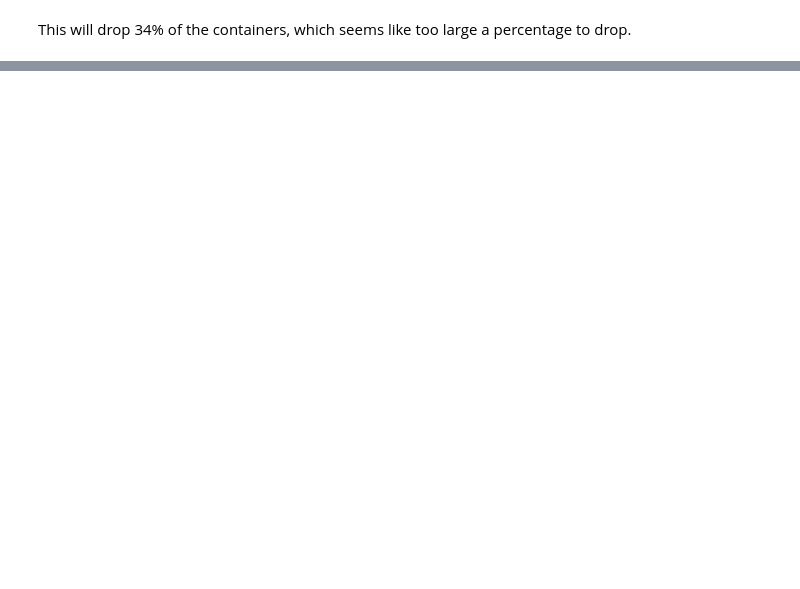
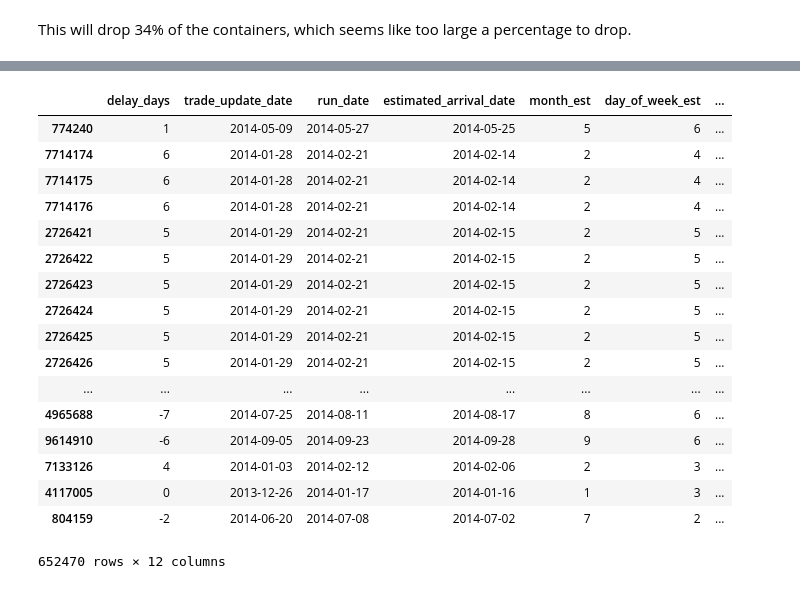
Before and after one commit to sms2015/Logistics, a Jupyter notebook: Bill of Lading - Data Understanding - Part 4.ipynb, the cells around one changed output, grey strips where cells are left out. Drawn from its saved outputs; the diff is of its cells as text; code cells hidden in the pictures; blank space fills up the shorter version.

```diff
--- a/Bill of Lading - Data Understanding - Part 4.ipynb
+++ b/Bill of Lading - Data Understanding - Part 4.ipynb
@@ -430,0 +472,26 @@ Data Integrity Issues:
+# %%
+df_features = df[['delay_days','trade_update_date', 'run_date', 'estimated_arrival_date','month_est',
+                  'day_of_week_est', 'record_status_indicator', 'consignee_name',
+                  'shipper_party_name', 'description_sequence_number', 'piece_count',
+                  'description_text']]
+# %%
+df_features
+# %% [output]
+|  | delay_days | trade_update_date | run_date | estimated_arrival_date | month_est | day_of_week_est | ... |
+| 774240 | 1 | 2014-05-09 | 2014-05-27 | 2014-05-25 | 5 | 6 | ... |
+| 7714174 | 6 | 2014-01-28 | 2014-02-21 | 2014-02-14 | 2 | 4 | ... |
+| 7714175 | 6 | 2014-01-28 | 2014-02-21 | 2014-02-14 | 2 | 4 | ... |
+| 7714176 | 6 | 2014-01-28 | 2014-02-21 | 2014-02-14 | 2 | 4 | ... |
+| 2726421 | 5 | 2014-01-29 | 2014-02-21 | 2014-02-15 | 2 | 5 | ... |
+| 2726422 | 5 | 2014-01-29 | 2014-02-21 | 2014-02-15 | 2 | 5 | ... |
+| 2726423 | 5 | 2014-01-29 | 2014-02-21 | 2014-02-15 | 2 | 5 | ... |
+| 2726424 | 5 | 2014-01-29 | 2014-02-21 | 2014-02-15 | 2 | 5 | ... |
+| 2726425 | 5 | 2014-01-29 | 2014-02-21 | 2014-02-15 | 2 | 5 | ... |
+| 2726426 | 5 | 2014-01-29 | 2014-02-21 | 2014-02-15 | 2 | 5 | ... |
+| ... | ... | ... | ... | ... | ... | ... | ... |
+| 4965688 | -7 | 2014-07-25 | 2014-08-11 | 2014-08-17 | 8 | 6 | ... |
+| 9614910 | -6 | 2014-09-05 | 2014-09-23 | 2014-09-28 | 9 | 6 | ... |
+| 7133126 | 4 | 2014-01-03 | 2014-02-12 | 2014-02-06 | 2 | 3 | ... |
+| 4117005 | 0 | 2013-12-26 | 2014-01-17 | 2014-01-16 | 1 | 3 | ... |
+| 804159 | -2 | 2014-06-20 | 2014-07-08 | 2014-07-02 | 7 | 2 | ... |
+652470 rows × 12 columns
```
Also changed, not shown: parts of 23 cells of this notebook.
